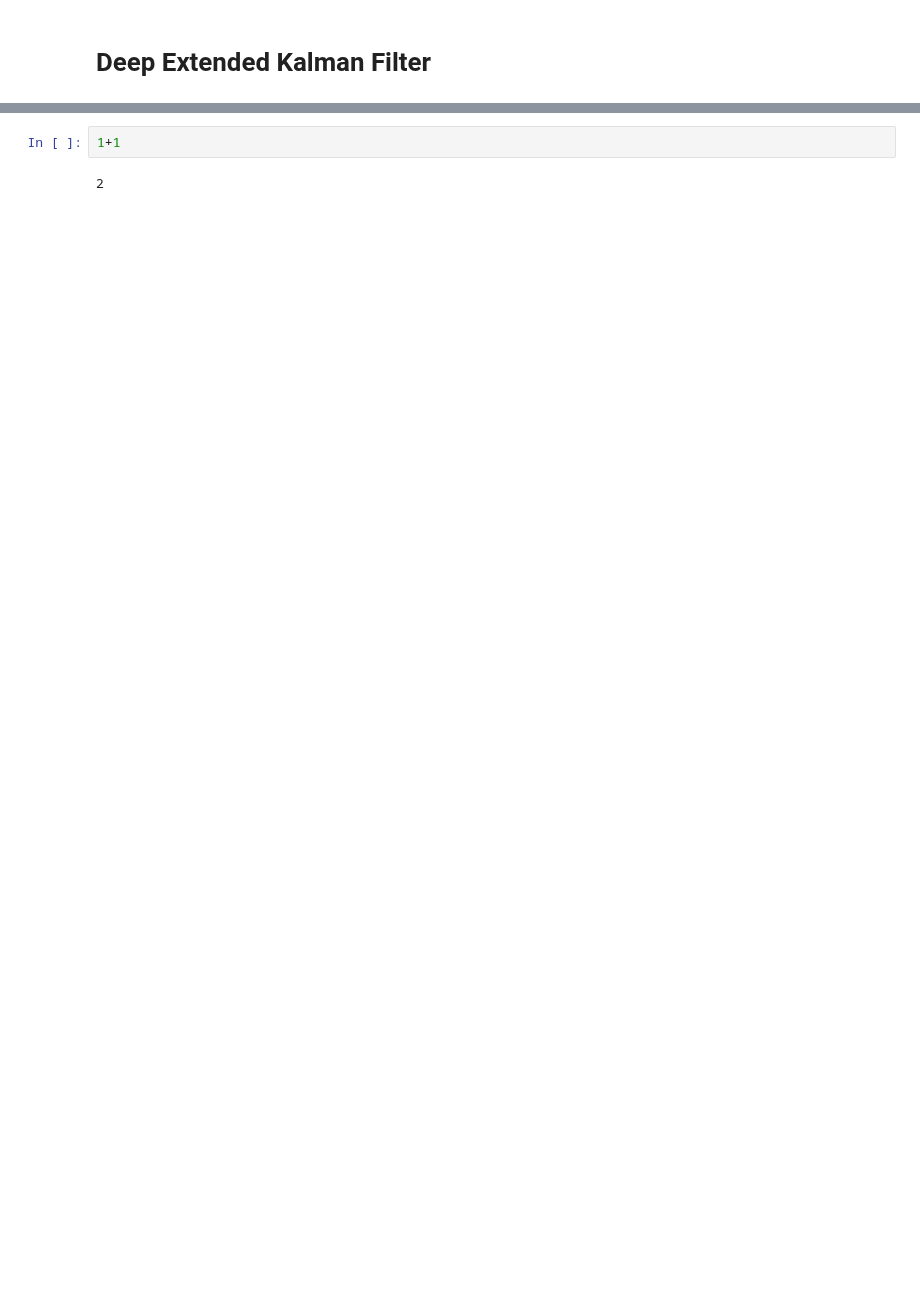
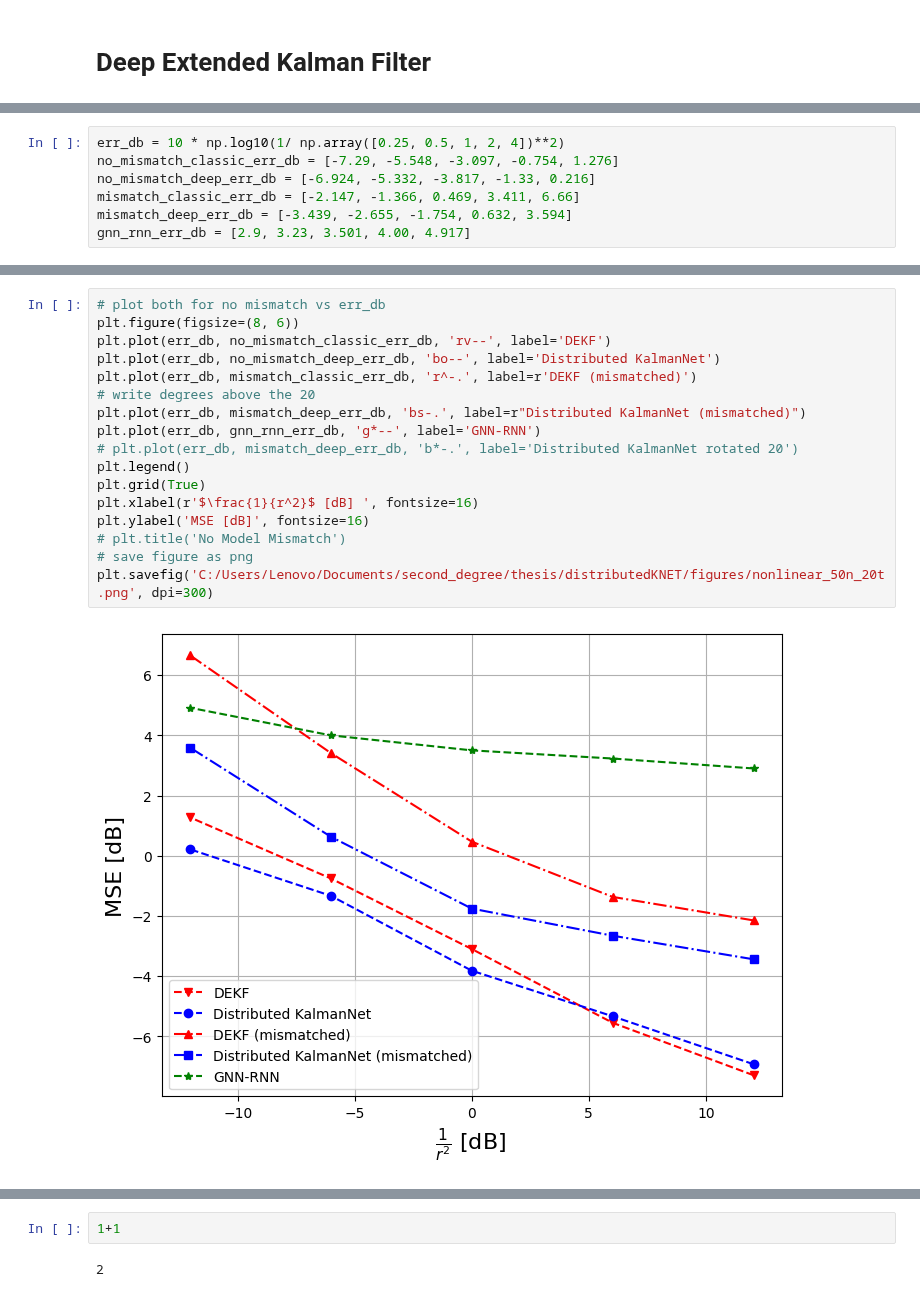
Before and after one commit to AvivG123/distributedKNET, a Jupyter notebook: notebooks/non_linear_simulation.ipynb, the cells around one changed output, grey strips where cells are left out. Cells and saved outputs as stored; diff of their text form; blank space fills up the shorter version.

```diff
--- a/notebooks/non_linear_simulation.ipynb
+++ b/notebooks/non_linear_simulation.ipynb
@@ -295,0 +308,7 @@ RuntimeError: shape '[5, 50, 10, 1]' is invalid for input of size 500
+# %%
+err_db = 10 * np.log10(1/ np.array([0.25, 0.5, 1, 2, 4])**2)
+no_mismatch_classic_err_db = [-7.29, -5.548, -3.097, -0.754, 1.276]
+no_mismatch_deep_err_db = [-6.924, -5.332, -3.817, -1.33, 0.216]
+mismatch_classic_err_db = [-2.147, -1.366, 0.469, 3.411, 6.66]
+mismatch_deep_err_db = [-3.439, -2.655, -1.754, 0.632, 3.594]
+gnn_rnn_err_db = [2.9, 3.23, 3.501, 4.00, 4.917]
@@ -295,0 +329,19 @@ RuntimeError: shape '[5, 50, 10, 1]' is invalid for input of size 500
+# %%
+# plot both for no mismatch vs err_db
+plt.figure(figsize=(8, 6))
+plt.plot(err_db, no_mismatch_classic_err_db, 'rv--', label='DEKF')
+plt.plot(err_db, no_mismatch_deep_err_db, 'bo--', label='Distributed KalmanNet')
+plt.plot(err_db, mismatch_classic_err_db, 'r^-.', label=r'DEKF (mismatched)')
+# write degrees above the 20
+plt.plot(err_db, mismatch_deep_err_db, 'bs-.', label=r"Distributed KalmanNet (mismatched)")
+plt.plot(err_db, gnn_rnn_err_db, 'g*--', label='GNN-RNN')
+# plt.plot(err_db, mismatch_deep_err_db, 'b*-.', label='Distributed KalmanNet rotated 20')
+plt.legend()
+plt.grid(True)
+plt.xlabel(r'$\frac{1}{r^2}$ [dB] ', fontsize=16)
+plt.ylabel('MSE [dB]', fontsize=16)
+# plt.title('No Model Mismatch')
+# save figure as png
+plt.savefig('C:/Users/Lenovo/Documents/second_degree/thesis/distributedKNET/figures/nonlinear_50n_20t.png', dpi=300)
+# %% [output]
+[figure, added]
```
Also changed, not shown: parts of 68 cells of this notebook, 4 other files.
